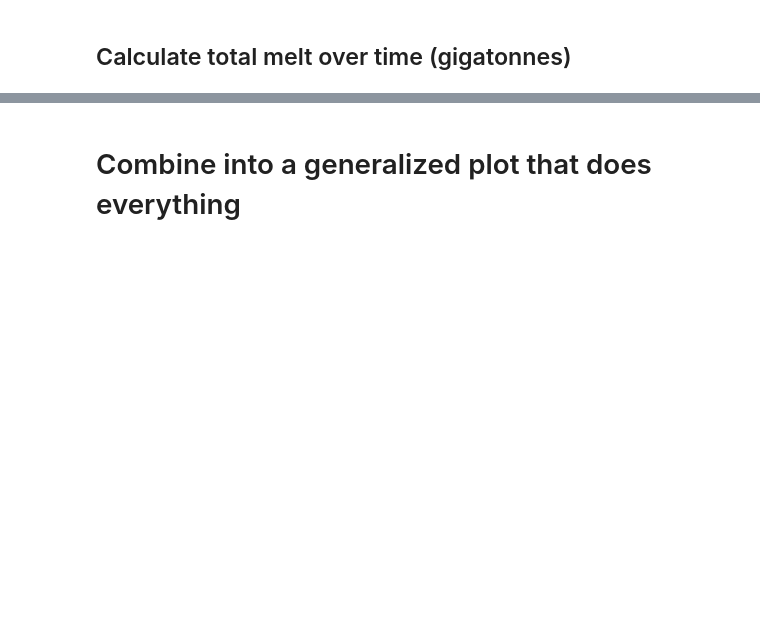
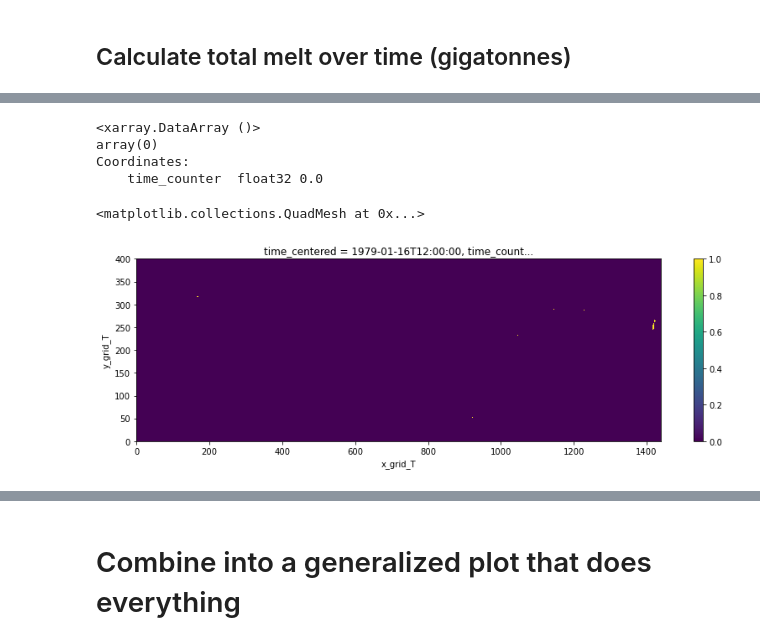
Before and after one commit to brogalla/analysis-birgal, a Jupyter notebook: nemo_config_setup/evaluation-melt-rate.ipynb, the cells around one changed output, grey strips where cells are left out. Cells and saved outputs as stored; diff of their text form; code cells hidden in the pictures; blank space fills up the shorter version.

```diff
--- a/nemo_config_setup/evaluation-melt-rate.ipynb
+++ b/nemo_config_setup/evaluation-melt-rate.ipynb
@@ -108,0 +167,12 @@ annual_melt_rate.sum(dim=['x_grid_T','y_grid_T']).plot(ylim=(2000,2400))
+# %%
+sum(sum(not_in_mask2))
+# %% [output]
+<xarray.DataArray ()>
+array(0)
+Coordinates:
+    time_counter  float32 0.0
+# %%
+not_in_mask.plot(figsize=(14,4), ylim=(0,400))
+# %% [output]
+<matplotlib.collections.QuadMesh at 0x...>
+[figure, added]
```
Also changed, not shown: parts of 17 cells of this notebook.
